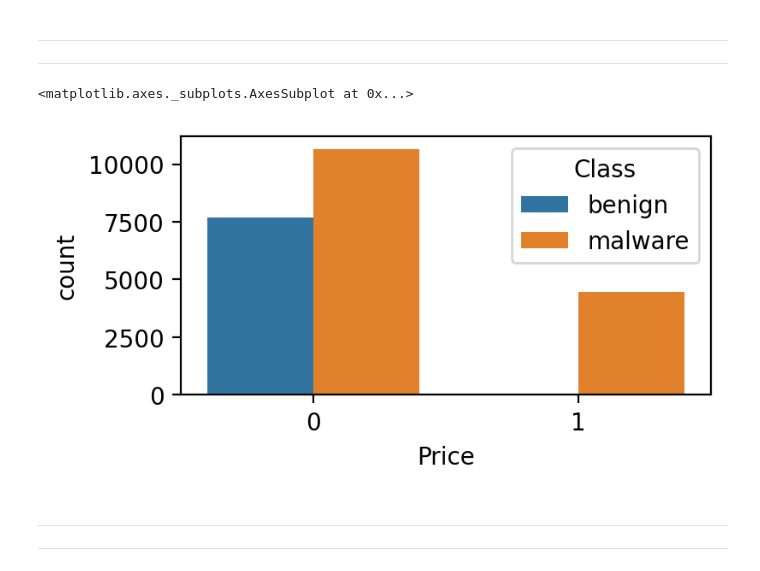
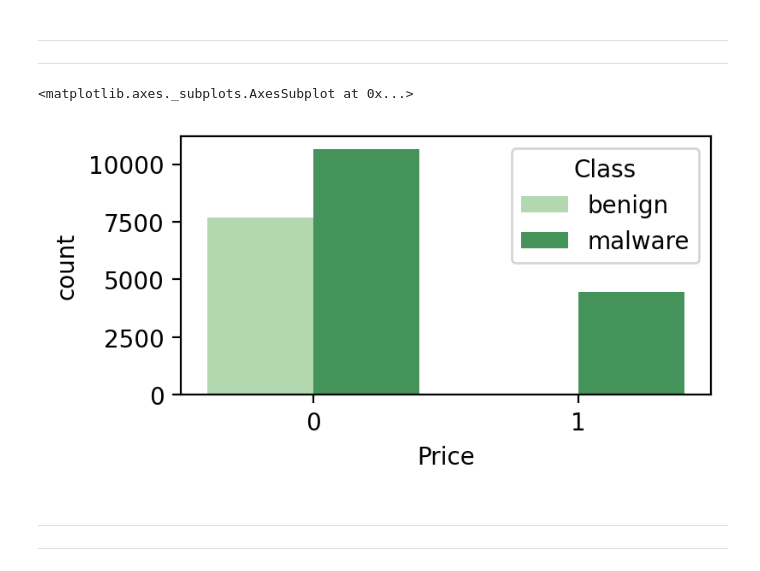
Before and after one commit to kunalNbadgujar/ANDROID-AUTHENTICITY-PREDICTION, a Jupyter notebook: team_ANDROID_AUTHENTICITY_PREDICTION.ipynb, the cells around one changed output. Saved outputs shown, nothing was run; the diff lists cells and outputs as text; code cells hidden in the pictures.

```diff
--- a/team_ANDROID_AUTHENTICITY_PREDICTION.ipynb
+++ b/team_ANDROID_AUTHENTICITY_PREDICTION.ipynb
@@ -870,10 +870,10 @@ plt.xticks(rotation=90,fontsize=5)
 df['Price']=df['Price'].apply(lambda x: 1 if x>0 else 0)
 # %%
 plt.figure(figsize=(4,2),dpi=200,)
-sns.countplot(x='Price',hue='Class',data=df)
+sns.countplot(x='Price',hue='Class',data=df,palette='Greens')
 # %% [output]
 <matplotlib.axes._subplots.AxesSubplot at 0x...>
-[figure, old version]
+[figure, new version]
 # %%
 # Here,
 # 1 = paid Apps & 0 = for Unpaid Apps
```
Also changed, not shown: parts of 13 cells of this notebook.
